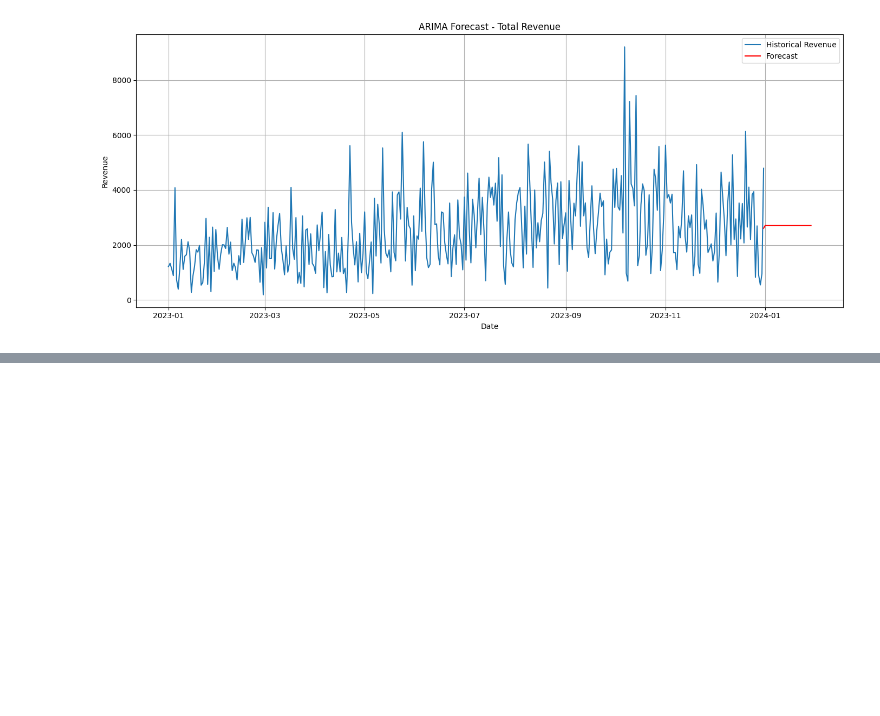
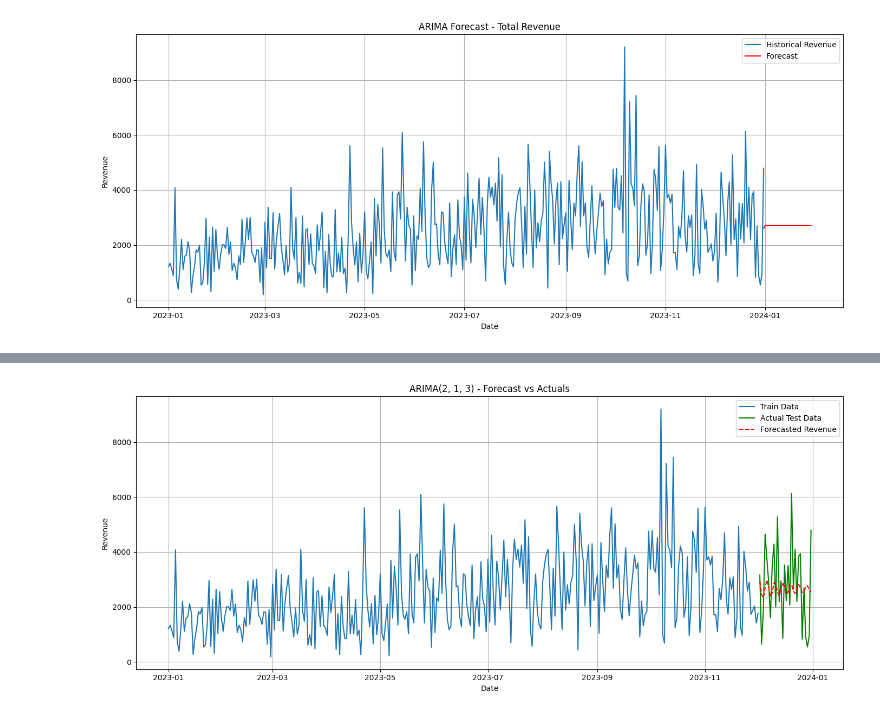
Before and after one commit to KaviV23/nttc-umhack, a Jupyter notebook: backend/EDA.ipynb, the cells around one changed output, grey strips where cells are left out. Cells and saved outputs as stored; diff of their text form; code cells hidden in the pictures; blank space fills up the shorter version.

```diff
--- a/backend/EDA.ipynb
+++ b/backend/EDA.ipynb
@@ -587,0 +808,30 @@ comparison_df[[
+# %%
+# PART 10: Final ARIMA Forecast Plot (Best from Grid Search)
+import matplotlib.pyplot as plt
+from statsmodels.tsa.arima.model import ARIMA
+
+# Use best model (e.g., p=2, d=1, q=3)
+best_order = (2, 1, 3)
+
+# Fit the model on training data
+best_model = ARIMA(train["total_revenue"], order=best_order)
+best_model_fit = best_model.fit()
+
+# Forecast for test period
+forecast = best_model_fit.forecast(steps=len(test))
+
+# Plot actual vs forecast
+plt.figure(figsize=(14, 6))
+plt.plot(train.index, train["total_revenue"], label="Train Data")
+plt.plot(test.index, test["total_revenue"], label="Actual Test Data", color="green")
+plt.plot(test.index, forecast, label="Forecasted Revenue", color="red", linestyle="--")
+
+plt.title(f"ARIMA{best_order} - Forecast vs Actuals")
+plt.xlabel("Date")
+plt.ylabel("Revenue")
+plt.legend()
+plt.grid()
+plt.tight_layout()
+plt.show()
+# %% [output]
+[figure, added]
```
Also changed, not shown: parts of 12 cells of this notebook.
